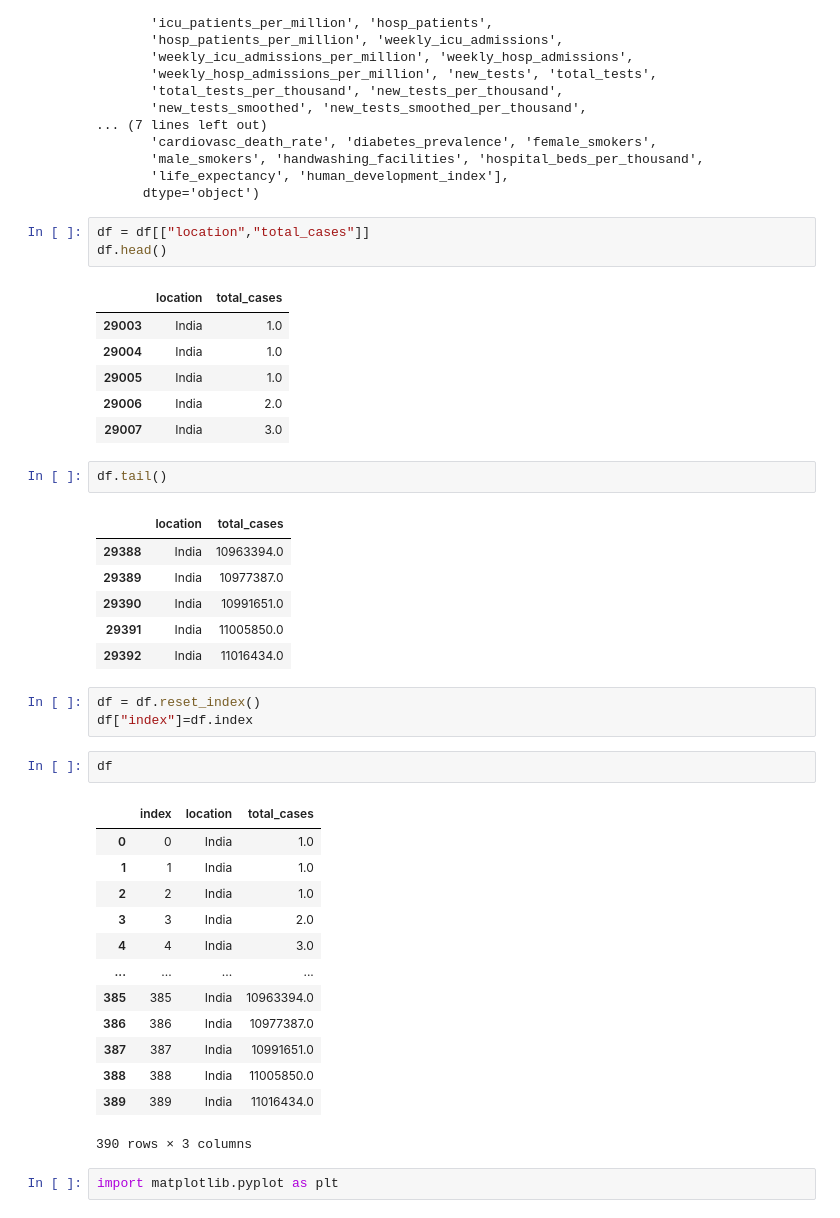
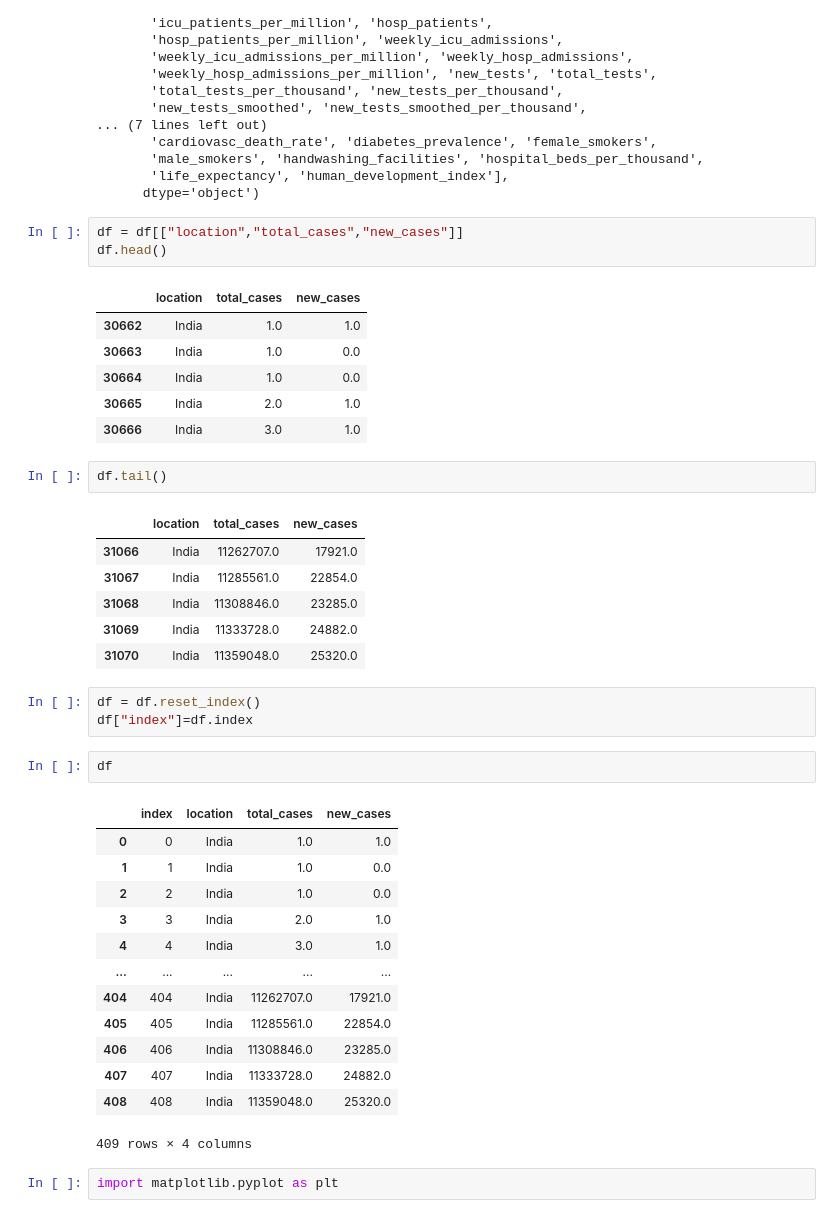
Before and after one commit to Indranil-Sarmah/Prediction-Model-for-Total-imminent-Coronavirus-cases-in-India, a Jupyter notebook: Using_polynomial_regression_for_predicting_the_Total_imminent_Coronavirus_cases_in_India.ipynb, the cells around one changed output. Saved outputs shown, nothing was run; the diff lists cells and outputs as text.

```diff
--- a/Using_polynomial_regression_for_predicting_the_Total_imminent_Coronavirus_cases_in_India.ipynb
+++ b/Using_polynomial_regression_for_predicting_the_Total_imminent_Coronavirus_cases_in_India.ipynb
@@ -67,42 +67,42 @@ Index(['iso_code', 'continent', 'location', 'date', 'total_cases', 'new_cases',
        'life_expectancy', 'human_development_index'],
       dtype='object')
 # %%
-df = df[["location","total_cases"]]
+df = df[["location","total_cases","new_cases"]]
 df.head()
 # %% [output]
-|  | location | total_cases |
-| 29003 | India | 1.0 |
-| 29004 | India | 1.0 |
-| 29005 | India | 1.0 |
-| 29006 | India | 2.0 |
-| 29007 | India | 3.0 |
+|  | location | total_cases | new_cases |
+| 30662 | India | 1.0 | 1.0 |
+| 30663 | India | 1.0 | 0.0 |
+| 30664 | India | 1.0 | 0.0 |
+| 30665 | India | 2.0 | 1.0 |
+| 30666 | India | 3.0 | 1.0 |
 # %%
 df.tail()
 # %% [output]
-|  | location | total_cases |
-| 29388 | India | 10963394.0 |
-| 29389 | India | 10977387.0 |
-| 29390 | India | 10991651.0 |
-| 29391 | India | 11005850.0 |
-| 29392 | India | 11016434.0 |
+|  | location | total_cases | new_cases |
+| 31066 | India | 11262707.0 | 17921.0 |
+| 31067 | India | 11285561.0 | 22854.0 |
+| 31068 | India | 11308846.0 | 23285.0 |
+| 31069 | India | 11333728.0 | 24882.0 |
+| 31070 | India | 11359048.0 | 25320.0 |
 # %%
 df = df.reset_index()
 df["index"]=df.index
 # %%
 df
 # %% [output]
-|  | index | location | total_cases |
-| 0 | 0 | India | 1.0 |
-| 1 | 1 | India | 1.0 |
-| 2 | 2 | India | 1.0 |
-| 3 | 3 | India | 2.0 |
-| 4 | 4 | India | 3.0 |
-| ... | ... | ... | ... |
-| 385 | 385 | India | 10963394.0 |
-| 386 | 386 | India | 10977387.0 |
-| 387 | 387 | India | 10991651.0 |
-| 388 | 388 | India | 11005850.0 |
-| 389 | 389 | India | 11016434.0 |
+|  | index | location | total_cases | new_cases |
+| 0 | 0 | India | 1.0 | 1.0 |
+| 1 | 1 | India | 1.0 | 0.0 |
+| 2 | 2 | India | 1.0 | 0.0 |
+| 3 | 3 | India | 2.0 | 1.0 |
+| 4 | 4 | India | 3.0 | 1.0 |
+| ... | ... | ... | ... | ... |
+| 404 | 404 | India | 11262707.0 | 17921.0 |
+| 405 | 405 | India | 11285561.0 | 22854.0 |
+| 406 | 406 | India | 11308846.0 | 23285.0 |
+| 407 | 407 | India | 11333728.0 | 24882.0 |
+| 408 | 408 | India | 11359048.0 | 25320.0 |
-390 rows × 3 columns
+409 rows × 4 columns
 # %%
 import matplotlib.pyplot as plt
```
Also changed, not shown: parts of 12 cells of this notebook.
